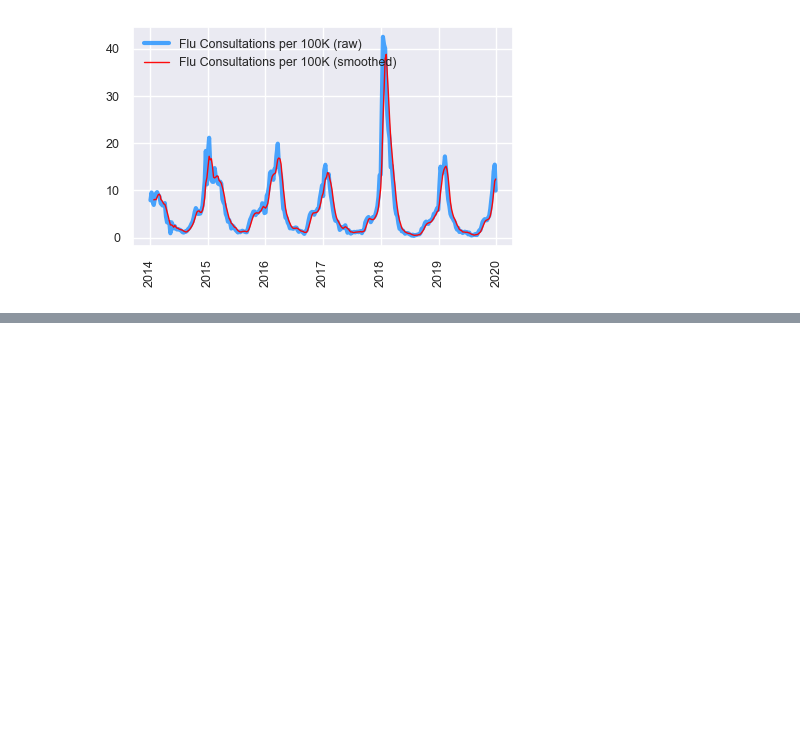
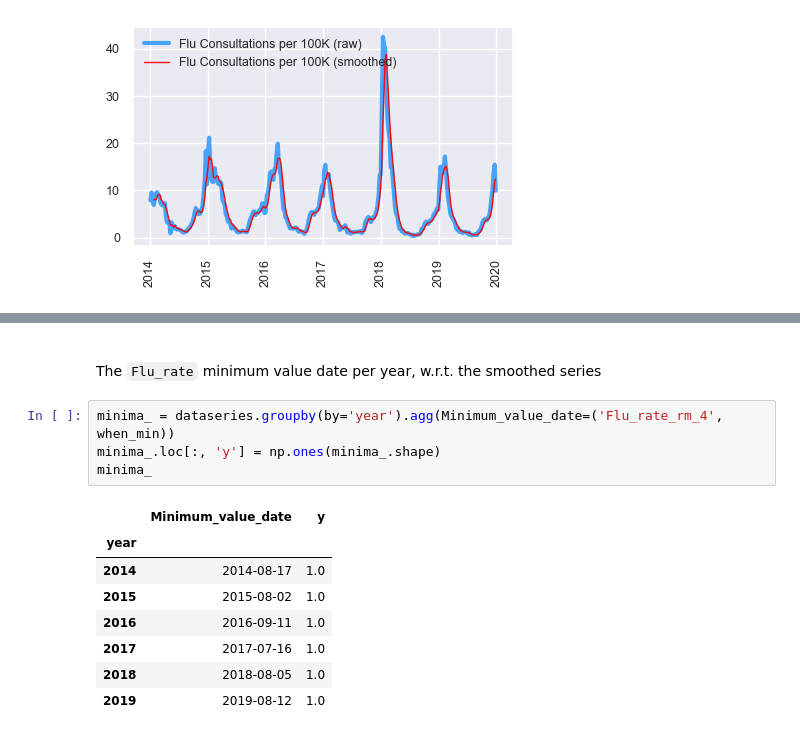
Before and after one commit to premodelling/practitioners, a Jupyter notebook: notebooks/practitioners.ipynb, the cells around one changed output, grey strips where cells are left out. Drawn from its saved outputs; the diff is of its cells as text; blank space fills up the shorter version.

```diff
--- a/notebooks/practitioners.ipynb
+++ b/notebooks/practitioners.ipynb
@@ -630,0 +649,17 @@ handle.legend(loc='upper left', fontsize='small');
+# %% [markdown]
+<br>
+
+The `Flu_rate` minimum value date per year, w.r.t. the smoothed series
+# %%
+minima_ = dataseries.groupby(by='year').agg(Minimum_value_date=('Flu_rate_rm_4', when_min))
+minima_.loc[:, 'y'] = np.ones(minima_.shape)
+minima_
+# %% [output]
+|  | Minimum_value_date | y |
+| year |  |  |
+| 2014 | 2014-08-17 | 1.0 |
+| 2015 | 2015-08-02 | 1.0 |
+| 2016 | 2016-09-11 | 1.0 |
+| 2017 | 2017-07-16 | 1.0 |
+| 2018 | 2018-08-05 | 1.0 |
+| 2019 | 2019-08-12 | 1.0 |
```
Also changed, not shown: parts of 12 cells of this notebook.
